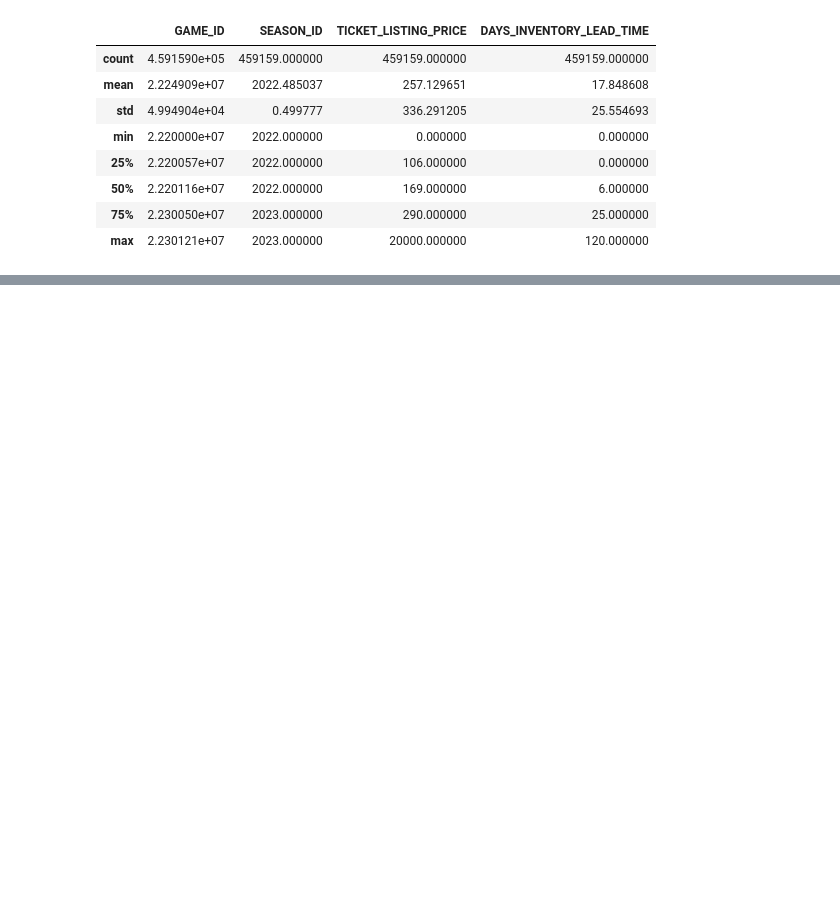
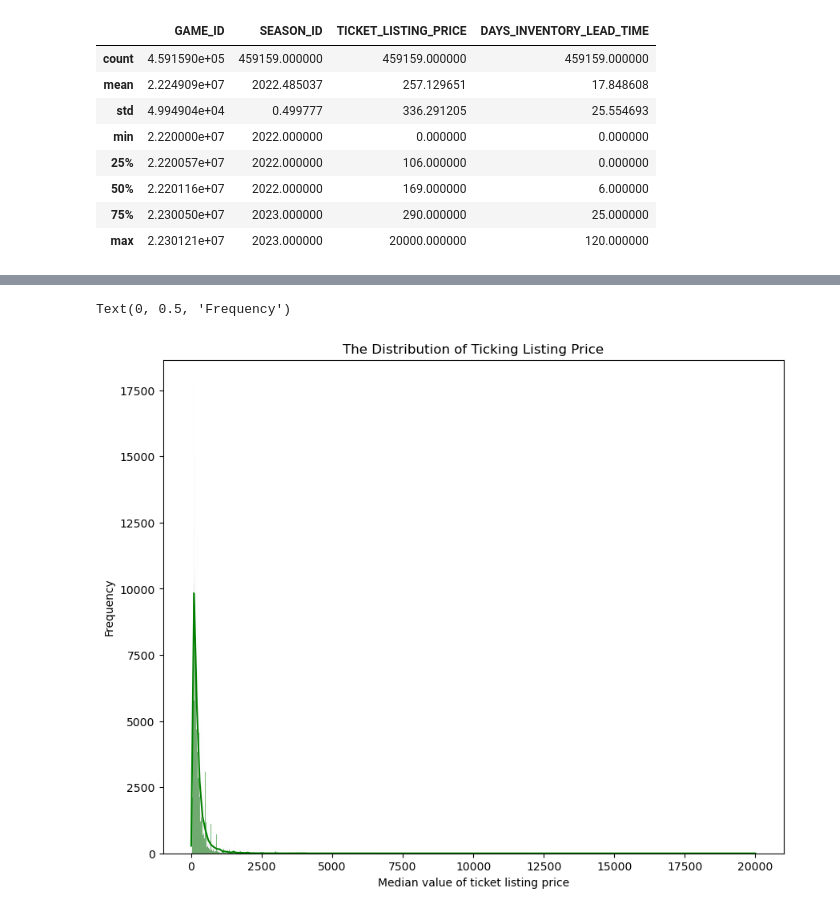
Before and after one commit to asnyder613/NBA_Seating, a Jupyter notebook: NBA_Capstone.ipynb, the cells around one changed output, grey strips where cells are left out. Drawn from its saved outputs; the diff is of its cells as text; code cells hidden in the pictures; blank space fills up the shorter version.

```diff
--- a/NBA_Capstone.ipynb
+++ b/NBA_Capstone.ipynb
@@ -46,3 +66,16 @@ listing.describe()
+# %%
+listing['GAME_DATE'] = pd.to_datetime(listing['GAME_DATE'])
+listing['GAME_TIME'] = pd.to_datetime(listing['GAME_TIME'])
+listing['SEASON_STAGE'] = listing['SEASON_STAGE'].astype('category').cat.codes
+listing['VISITOR_TEAM_TRI_CODE']= listing['VISITOR_TEAM_TRI_CODE'].astype('category').cat.codes
+listing['HOME_TEAM_TRI_CODE']= listing['HOME_TEAM_TRI_CODE'].astype('category').cat.codes
+listing['SECTION_CATEGORY']= listing['SECTION_CATEGORY'].astype('category').cat.codes
+listing['SECTION_GROUP']= listing['SECTION_GROUP'].astype('category').cat.codes
+listing['SECTION_LEVEL']= listing['SECTION_LEVEL'].astype('category').cat.codes
+listing['SECTION_NAME']= listing['SECTION_NAME'].astype('category').cat.codes
+listing['ROW_NAME']= listing['ROW_NAME'].astype('category').cat.codes
+listing['SEAT_NAME']= listing['SEAT_NAME'].astype('category').cat.codes
+listing['INVENTORY_LEAD_TIME_CATEGORY']= listing['INVENTORY_LEAD_TIME_CATEGORY'].astype('category').cat.codes
 # %%
 profile = ProfileReport(listing,
                         title='Pandas Profiling Report',
@@ -53,0 +119,9 @@ profile.to_notebook_iframe()
+# %%
+plt.figure(figsize=(10,8))
+sns.histplot(listing["TICKET_LISTING_PRICE"], kde=True,color="green")
+plt.title("The Distribution of Ticking Listing Price")
+plt.xlabel("Median value of ticket listing price")
+plt.ylabel("Frequency")
+# %% [output]
+Text(0, 0.5, 'Frequency')
+[figure, added]
```
Also changed, not shown: parts of 17 cells of this notebook.
